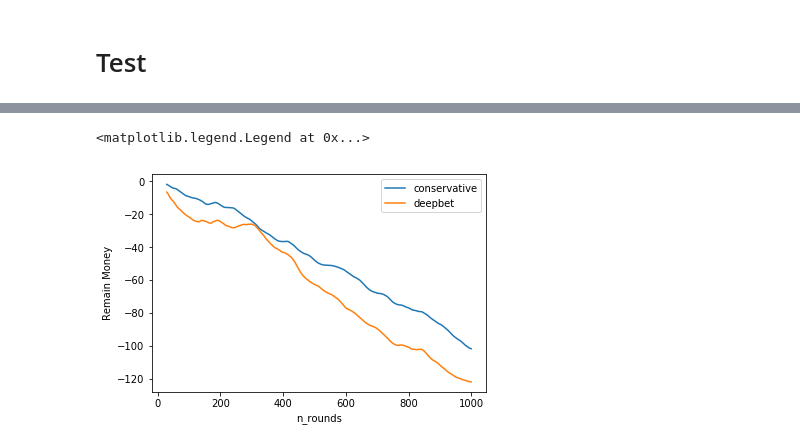
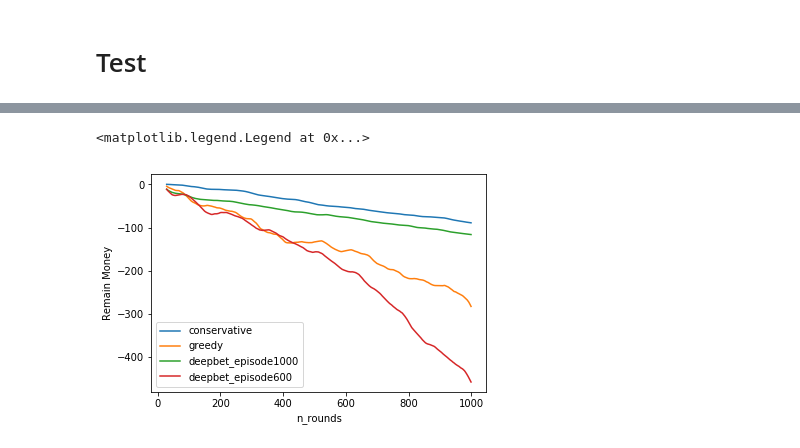
Before and after one commit to Robertren/RLBlackjack, a Jupyter notebook: Betting Environment.ipynb, the cells around one changed output, grey strips where cells are left out. Drawn from its saved outputs; the diff is of its cells as text; code cells hidden in the pictures.

Commit message:
Better plot

```diff
--- a/Betting Environment.ipynb
+++ b/Betting Environment.ipynb
@@ -290,26 +310,28 @@ conservative_bet_agent = ConservativeBetAgent(n_inputs=1, n_outputs=10, gamma=0.
+# %%
+greedy_bet_agent = GreedyBetAgent(n_inputs=1, n_outputs=10)
 # %% [markdown]
 ## Deep Q Agent
 # %%
-deep_bet_agent = NetworkAgent(n_inputs=6, n_outputs=10, gamma=0.9, lr=0.0005)
+deep_bet_agent = NetworkAgent(n_inputs=6, n_outputs=10, gamma=0.9, lr=0.00025)
 # %% [markdown]
 # Training
 # %%
 import pandas as pd
 import matplotlib.pyplot as plt
 %matplotlib inline
-def plot_history(history_list, rolling_window=30, ylabel='Remain Money', ax=None, label=None):
+def plot_history(history_list, rolling_window=30, ylabel='Remain Money', ax=None, **kwargs):
     history_df = pd.Series(history_list)
     rolling_mean = history_df.rolling(window=rolling_window, center=False).mean()
     if ax is None:
         fig = plt.figure()
         ax = fig.add_subplot(111)
-    ax.plot(
+    line = ax.plot(
         rolling_mean,
-        label=label
+        **kwargs
     )
     ax.set_ylabel(ylabel)
     ax.set_xlabel('n_rounds')
-    return ax
+    return line
 
 
 def run_episode(env, agent):
@@ -318,10 +340,13 @@ def run_episode(env, agent):
     state = env.reset()
     duration = 0
     done = False
+    n_action_0 = 0
     while not done:
         duration += 1
         # use network to choose action here
         action = agent.choose(state) # choose action based on current state
+        if action == 0:
+            n_action_0 += 1
         next_state, reward, done, _ = env.step(action)
         # the even returns done=True when the take stops
 
@@ -336,17 +361,24 @@ def run_episode(env, agent):
         # update the state
         state = next_state
 
+    fraction_action_0 = n_action_0 / duration
 
     # return duration
-    return duration
+    return duration, fraction_action_0
 
-def train(env, agent, n_episodes = 1000):
+def train(env, agent, n_episodes = 1000, saving_freq=100, model_name='deepbet'):
     duration_hist = []
+    frac_0_hist = []
     pbar = ProgressBar()
+    n_action_0 = 0
     for i in pbar(range(n_episodes)):
-        duration = run_episode(env, agent)
+        if (i+1) % saving_freq == 0:
+            filename = model_name+'_episode%d'%(i+1)
+            torch.save(agent.state_dict(), filename)
+        duration, frac_0 = run_episode(env, agent)
         duration_hist.append(duration)
-    return duration_hist
+        frac_0_hist.append(frac_0)
+    return duration_hist, frac_0_hist
 # %% [markdown]
 ### Training of Deep Q Agent
 # %%
@@ -375,14 +420,21 @@ def evaluate(env, agent, n_rounds=1000, n_trial=1000):
 
 # We need basically same agent for playing black jack.
 # Except a different learning and remenber method
+# %%
+deep_bet_agent_aggresive = NetworkAgent(n_inputs=6, n_outputs=10, gamma=0.9)
+deep_bet_agent_aggresive.load_state_dict(torch.load('./deepbet_episode600'))
 # %%
-history_conservative = evaluate(bet_env, conservative_bet_agent, 1000, 10)
-
-history_deepbet = evaluate(bet_env, deep_bet_agent, 1000, 10)
+history_conservative = evaluate(casino, conservative_bet_agent, 1000, 10)
+history_greedy = evaluate(casino, greedy_bet_agent, 1000, 10)
+history_deepbet = evaluate(casino, deep_bet_agent, 1000, 10)
+history_deepbet_aggresive = evaluate(casino, deep_bet_agent_aggresive, 1000, 10)
 
 fig = plt.figure()
 ax = fig.add_subplot(111)
 plot_history(history_conservative, ax=ax, label='conservative')
-plot_history(history_deepbet, ax = ax, label='deepbet')
+plot_history(history_greedy, ax=ax, label='greedy')
+plot_history(history_deepbet, ax = ax, label='deepbet_episode1000')
+plot_history(history_deepbet_aggresive, ax = ax, label='deepbet_episode600')
+
 plt.legend()
 # %% [output]
@@ -391,2 +445,2 @@ plt.legend()
 <matplotlib.legend.Legend at 0x...>
-[figure, old version]
+[figure, new version]
```
Also changed, not shown: parts of 9 cells of this notebook, 10 other files.
